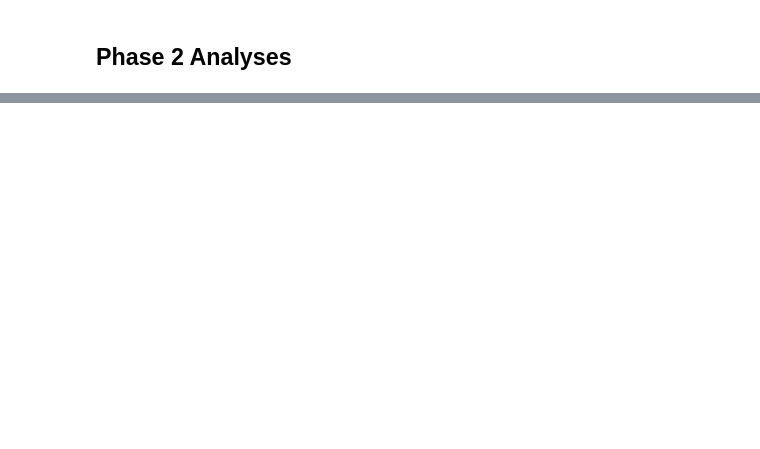
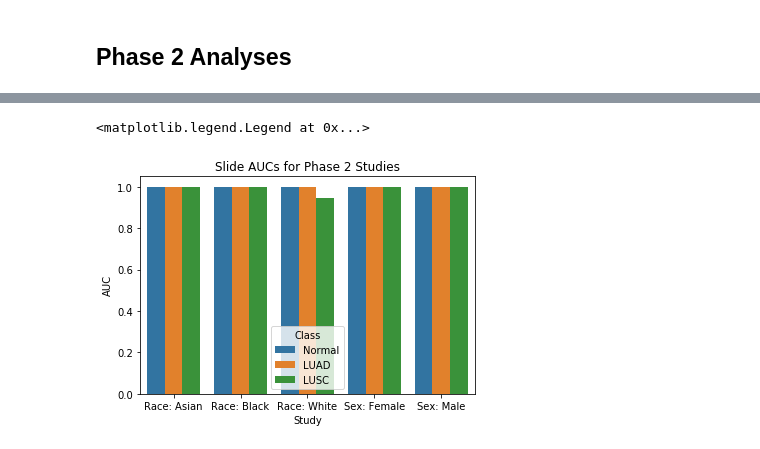
Before and after one commit to Systems-Imaging-Bioinformatics-Lab/histopath_failure_modes, a Jupyter notebook: Results.ipynb, the cells around one changed output, grey strips where cells are left out. Cells and saved outputs as stored; diff of their text form; code cells hidden in the pictures; blank space fills up the shorter version.

```diff
--- a/Results.ipynb
+++ b/Results.ipynb
@@ -56,0 +100,15 @@ chart.set_xticklabels(chart.get_xticklabels(), rotation=90, horizontalalignment=
+# %%
+fig = sns.barplot(
+    data=phase2_auc_slide,
+    x="study",
+    y="auc",
+    hue="class",
+    #yerr=phase2_auc_tile[["ci_lower","ci_upper"]].values.T
+)
+fig.set_title("Slide AUCs for Phase 2 Studies")
+fig.set_xlabel("Study")
+fig.set_ylabel("AUC")
+plt.legend(title="Class")
+# %% [output]
+<matplotlib.legend.Legend at 0x...>
+[figure, added]
```
Also changed, not shown: parts of 14 cells of this notebook, 1 other file.
